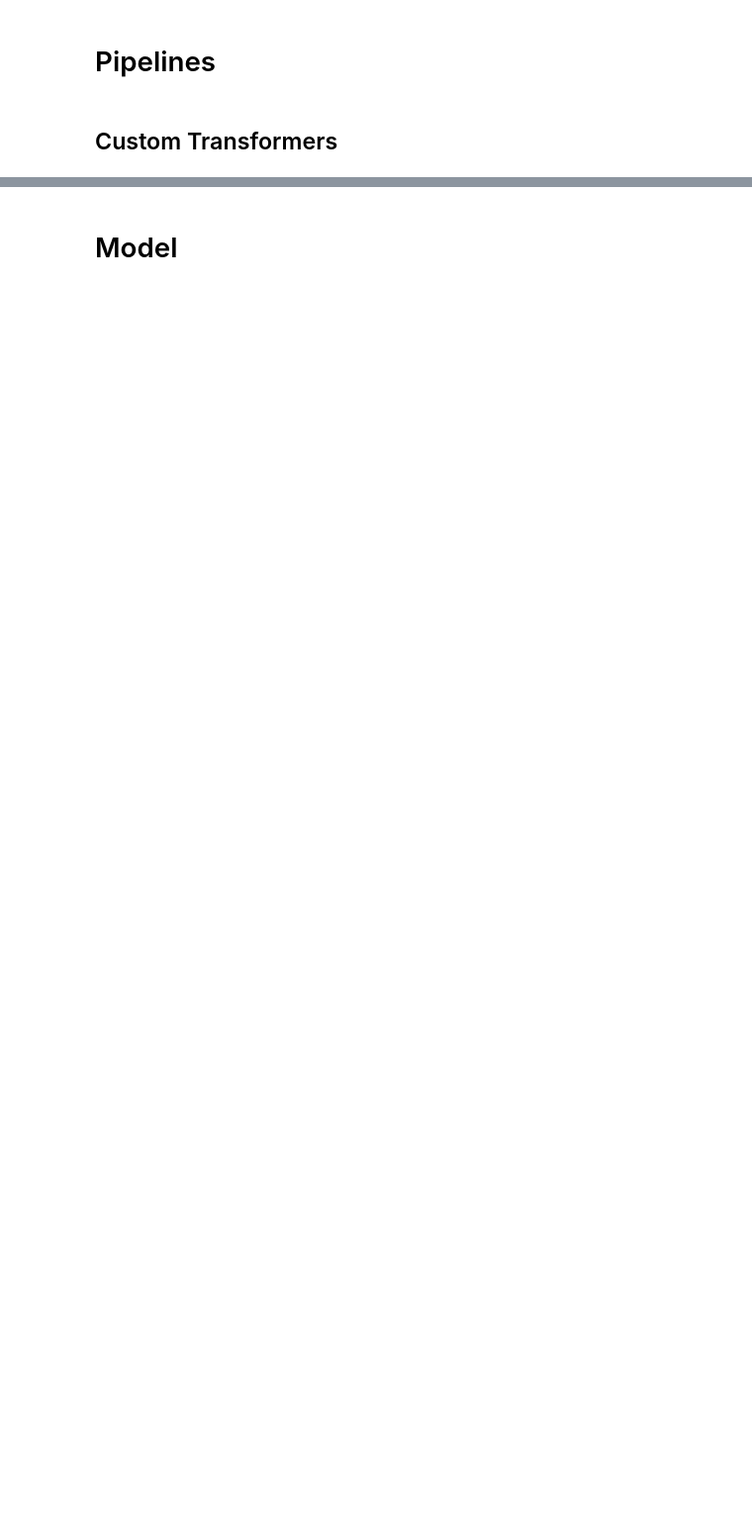
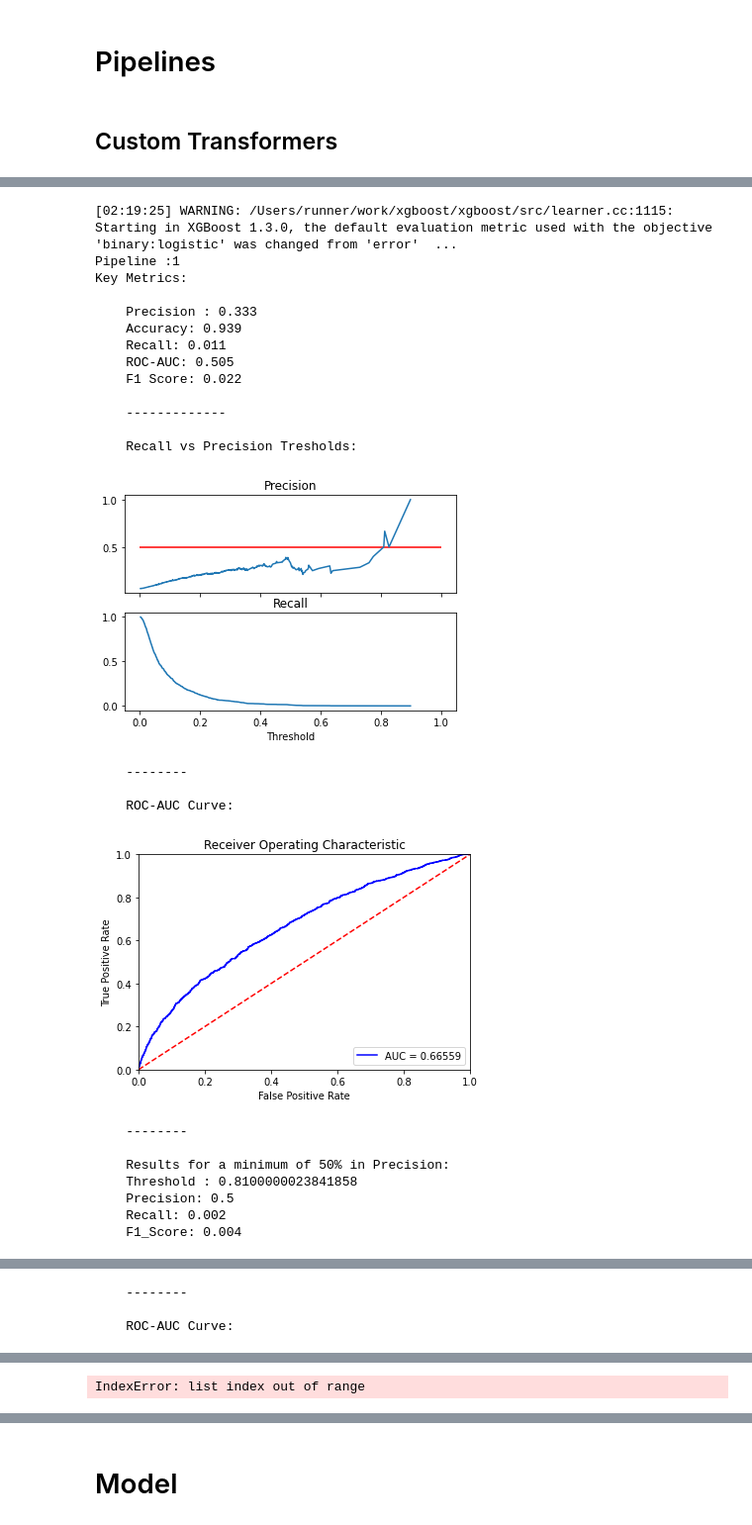
Before and after one commit to tiago-sousa/capstone-project, a Jupyter notebook: capstone_project_model_v2.ipynb, the cells around one changed output, grey strips where cells are left out. Shown at 99% size. Drawn from its saved outputs; the diff is of its cells as text; code cells hidden in the pictures; blank space fills up the shorter version.

```diff
--- a/capstone_project_model_v2.ipynb
+++ b/capstone_project_model_v2.ipynb
@@ -64,10 +60,22 @@ Name: readmitted, dtype: int64
+# %%
+patient_list = set(df_original['patient_id'])
+patients_to_remove = []
+for patient_id in patient_list:
+    data = df_original[df_original['patient_id']==patient_id]
+    distinct_gender = data['gender'].nunique()
+    distinct_blood_type = data['blood_type'].nunique()
+    if distinct_gender > 1 or distinct_blood_type > 1:
+        patients_to_remove.append(patient_id)
+
+df_original_filtered = df_original.copy()
+df_original_filtered = df_original_filtered.loc[~df_original_filtered['patient_id'].isin(patients_to_remove)]
 # %% [markdown]
 # Pipelines
 # %% [markdown]
 ## Custom Transformers
 # %%
-X_train, X_test, y_train, y_test = train_test_split(df_original.drop(columns=['readmitted']),
-                                                    df_original['readmitted'],
+X_train, X_test, y_train, y_test = train_test_split(df_original_filtered.drop(columns=['readmitted']),
+                                                    df_original_filtered['readmitted'],
                                                     shuffle = False,
                                                     test_size=0.3,
                                                     random_state=seed)
@@ -117,0 +197,47 @@ Predictions on test data: [0 0 0 ... 0 0 0]
+# %%
+def test_pipelines(X_train, y_train, X_test, pipelines):
+    for pipeline in pipelines:
+        y_test_pred, y_test_proba = run_pipeline(X_train, y_train, X_test, pipeline['categorical'], pipeline['numerical'])
+        print("Pipeline :{}".format(pipeline['id']))
+        result_metrics(y_test, y_test_pred, y_test_proba)
+# %%
+pipeline_1 = {
+    'id':1
+    ,'categorical':['diag_2','diag_3','weight','race','admission_source_code','discharge_disposition_code','admission_type_code','medical_specialty','insulin','change','gender','diag_1','A1Cresult','max_glu_serum','diabetesMed','has_prosthesis','blood_transfusion','diuretics','payer_code','complete_vaccination_status','blood_type','age']
+    ,'numerical': ['num_medications','hemoglobin_level','time_in_hospital','num_lab_procedures','num_procedures','number_outpatient','number_emergency','number_inpatient','number_diagnoses']}
+
+pipeline_2 = {
+    'id':2
+    ,'categorical':['diabetesMed','blood_transfusion','admission_source_code','discharge_disposition_code','admission_type_code','payer_code','complete_vaccination_status','blood_type','max_glu_serum','A1Cresult','age','gender','medical_specialty']
+    ,'numerical': ['time_in_hospital','num_lab_procedures','num_procedures','number_outpatient','number_emergency','number_inpatient','number_diagnoses','hemoglobin_level']}
+
+
+pipelines = [pipeline_1, pipeline_2]
+# %%
+test_pipelines(X_train, y_train, X_test, pipelines)
+# %% [output]
+[02:19:25] WARNING: /Users/runner/work/xgboost/xgboost/src/learner.cc:1115: Starting in XGBoost 1.3.0, the default evaluation metric used with the objective 'binary:logistic' was changed from 'error'  ...
+Pipeline :1
+Key Metrics:
+
+    Precision : 0.333
+    Accuracy: 0.939
+    Recall: 0.011
+    ROC-AUC: 0.505
+    F1 Score: 0.022
+
+    -------------
+
+    Recall vs Precision Tresholds:
+[figure, added]
+    --------
+
+    ROC-AUC Curve:
+[figure, added]
+    --------
+
+    Results for a minimum of 50% in Precision:
+    Threshold : 0.8100000023841858
+    Precision: 0.5
+    Recall: 0.002
+    F1_Score: 0.004
@@ -117,0 +258,3 @@ Predictions on test data: [0 0 0 ... 0 0 0]
+    --------
+
+    ROC-AUC Curve:
@@ -118 +262,2 @@ Predictions on test data: [0 0 0 ... 0 0 0]
+IndexError: list index out of range
 # %%
```
Also changed, not shown: parts of 13 cells of this notebook, 6 other files.
